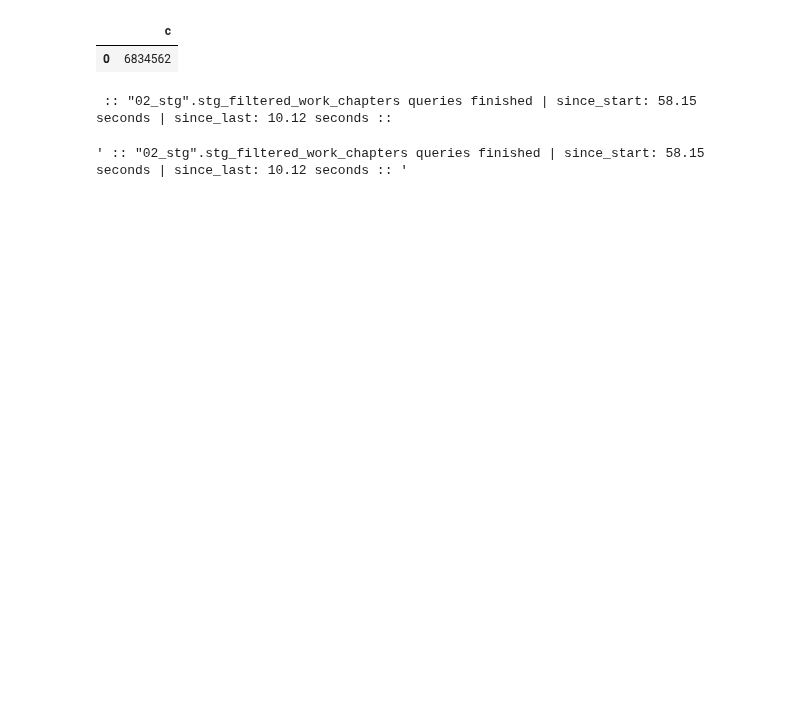
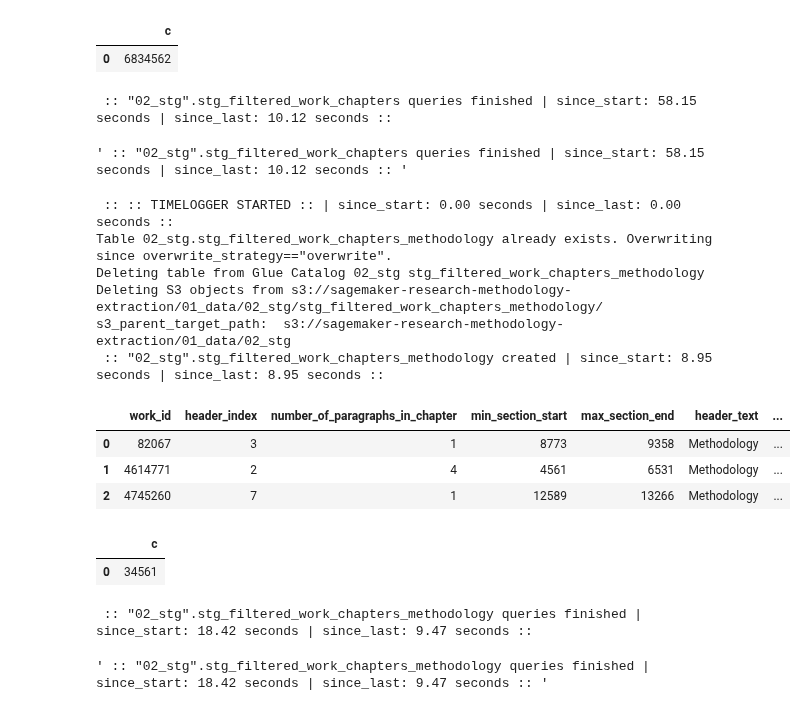
Before and after one commit to ka-steve/sagemaker_research_classification, a Jupyter notebook: src/04_transformation/04_01_transformation_control.ipynb, the cells around one changed output. Cells and saved outputs as stored; diff of their text form; code cells hidden in the pictures; blank space fills up the shorter version.

Commit message:
Further unsiccessful experimentation with methodology extraction

```diff
--- a/src/04_transformation/04_01_transformation_control.ipynb
+++ b/src/04_transformation/04_01_transformation_control.ipynb
@@ -803,3 +803,35 @@ s3_parent_target_path:  s3://sagemaker-research-methodology-extraction/01_data/0
 | 0 | 6834562 |
  :: "02_stg".stg_filtered_work_chapters queries finished | since_start: 58.15 seconds | since_last: 10.12 seconds ::
 ' :: "02_stg".stg_filtered_work_chapters queries finished | since_start: 58.15 seconds | since_last: 10.12 seconds :: '
+# %%
+table_name = 'stg_filtered_work_chapters_methodology'
+db_name = '02_stg'
+timelogger = utils.TimeLogger()
+utils.create_table_from_sql_file(
+    database_name=db_name,
+    table_name=table_name,
+    overwrite_strategy='overwrite', # options: fail, overwrite, ignore
+    wait=True,
+    # s3_parent_target_path=config.S3_CORE_DATA_PATH
+)
+timelogger.log(f'"{db_name}".{table_name} created')
+
+utils.pd_set_options(cols=300)
+display(wr.athena.read_sql_query(f"""SELECT * FROM "{db_name}".{table_name} LIMIT 3 """, db_name))
+display(wr.athena.read_sql_query(f"""SELECT COUNT(*) AS c FROM "{db_name}".{table_name} """, db_name))
+timelogger.log(f'"{db_name}".{table_name} queries finished')
+# %% [output]
+ :: :: TIMELOGGER STARTED :: | since_start: 0.00 seconds | since_last: 0.00 seconds ::
+Table 02_stg.stg_filtered_work_chapters_methodology already exists. Overwriting since overwrite_strategy=="overwrite".
+Deleting table from Glue Catalog 02_stg stg_filtered_work_chapters_methodology
+Deleting S3 objects from s3://sagemaker-research-methodology-extraction/01_data/02_stg/stg_filtered_work_chapters_methodology/
+s3_parent_target_path:  s3://sagemaker-research-methodology-extraction/01_data/02_stg
+ :: "02_stg".stg_filtered_work_chapters_methodology created | since_start: 8.95 seconds | since_last: 8.95 seconds ::
+|  | work_id | header_index | number_of_paragraphs_in_chapter | min_section_start | max_section_end | header_text | ... |
+| 0 | 82067 | 3 | 1 | 8773 | 9358 | Methodology | ... |
+| 1 | 4614771 | 2 | 4 | 4561 | 6531 | Methodology | ... |
+| 2 | 4745260 | 7 | 1 | 12589 | 13266 | Methodology | ... |
+|  | c |
+| 0 | 34561 |
+ :: "02_stg".stg_filtered_work_chapters_methodology queries finished | since_start: 18.42 seconds | since_last: 9.47 seconds ::
+' :: "02_stg".stg_filtered_work_chapters_methodology queries finished | since_start: 18.42 seconds | since_last: 9.47 seconds :: '
```
Also changed, not shown: parts of 1 cell of this notebook, 5 other files.
